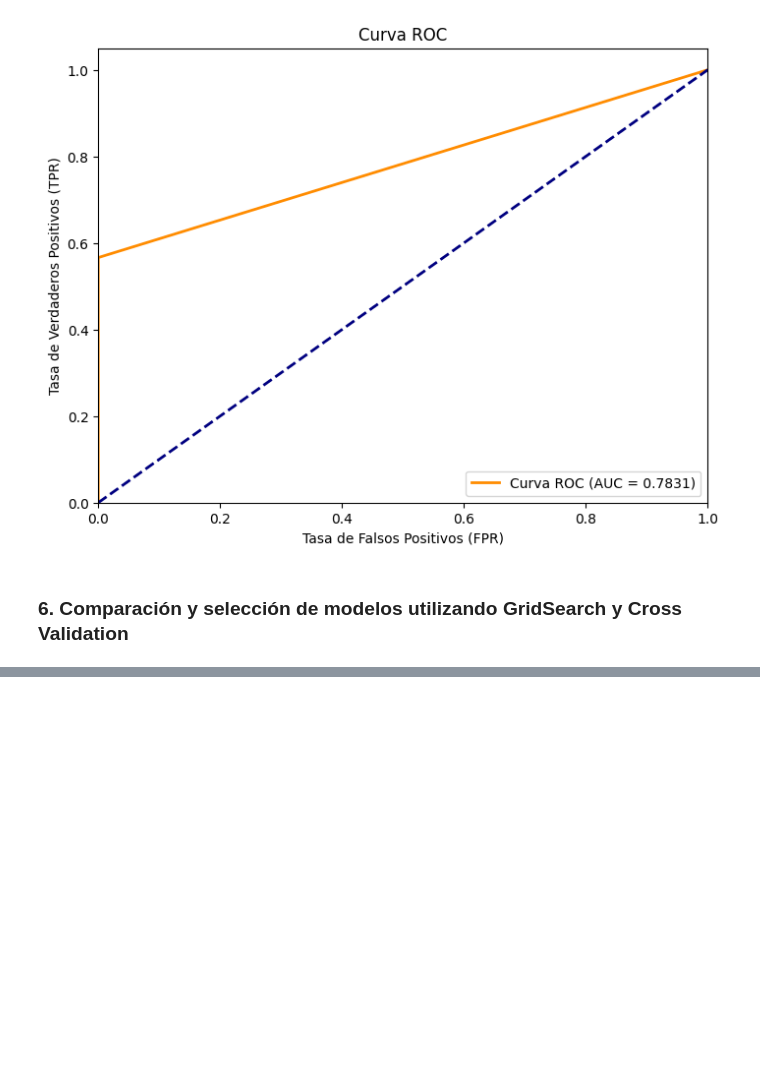
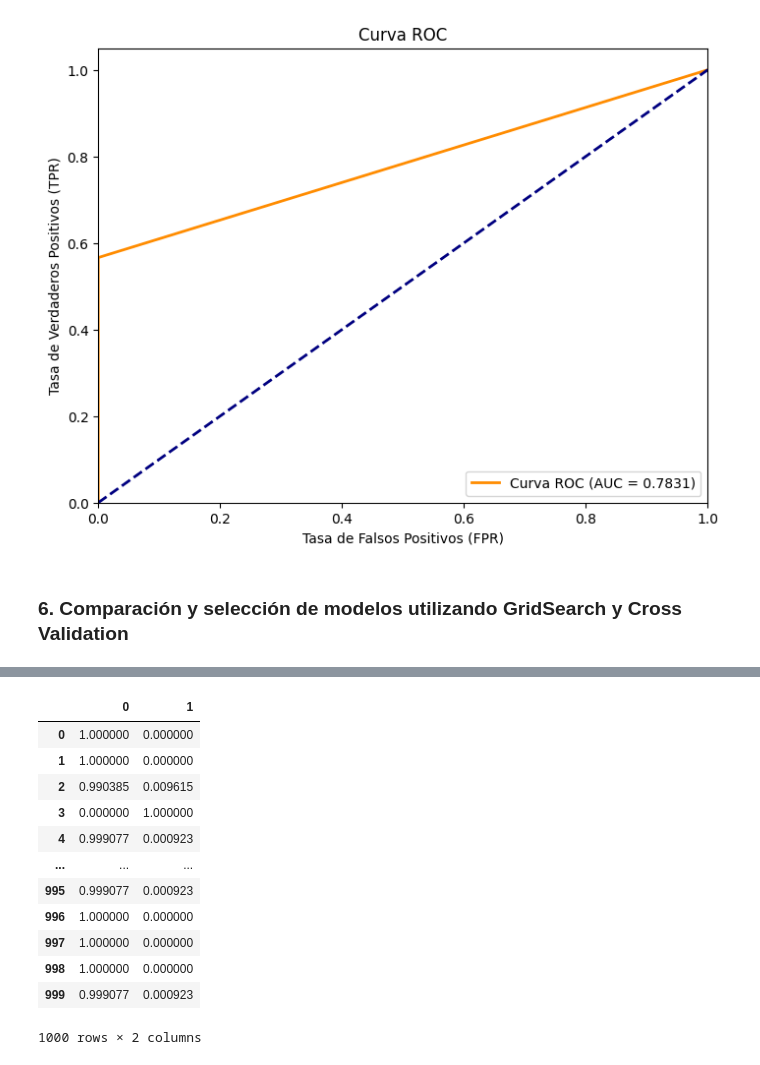
Before and after one commit to albertofalco/ENAP, a Jupyter notebook: 2025_01/main/main.ipynb, the cells around one changed output, grey strips where cells are left out. Drawn from its saved outputs; the diff is of its cells as text; code cells hidden in the pictures; blank space fills up the shorter version.

```diff
--- a/2025_01/main/main.ipynb
+++ b/2025_01/main/main.ipynb
@@ -489,0 +554,17 @@ print("F1 Score:", f1_score(y_test, y_pred))
+# %%
+# Obtención de probabilidades.
+pd.DataFrame(best_model.predict_proba(X_test), columns=["0", "1"])
+# %% [output]
+|  | 0 | 1 |
+| 0 | 1.000000 | 0.000000 |
+| 1 | 1.000000 | 0.000000 |
+| 2 | 0.990385 | 0.009615 |
+| 3 | 0.000000 | 1.000000 |
+| 4 | 0.999077 | 0.000923 |
+| ... | ... | ... |
+| 995 | 0.999077 | 0.000923 |
+| 996 | 1.000000 | 0.000000 |
+| 997 | 1.000000 | 0.000000 |
+| 998 | 1.000000 | 0.000000 |
+| 999 | 0.999077 | 0.000923 |
+1000 rows × 2 columns
```
Also changed, not shown: parts of 10 cells of this notebook.
